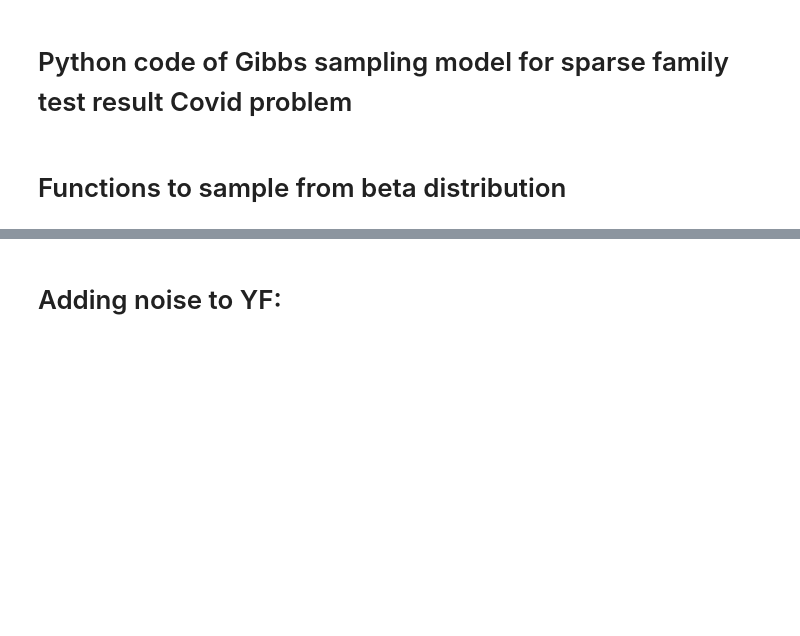
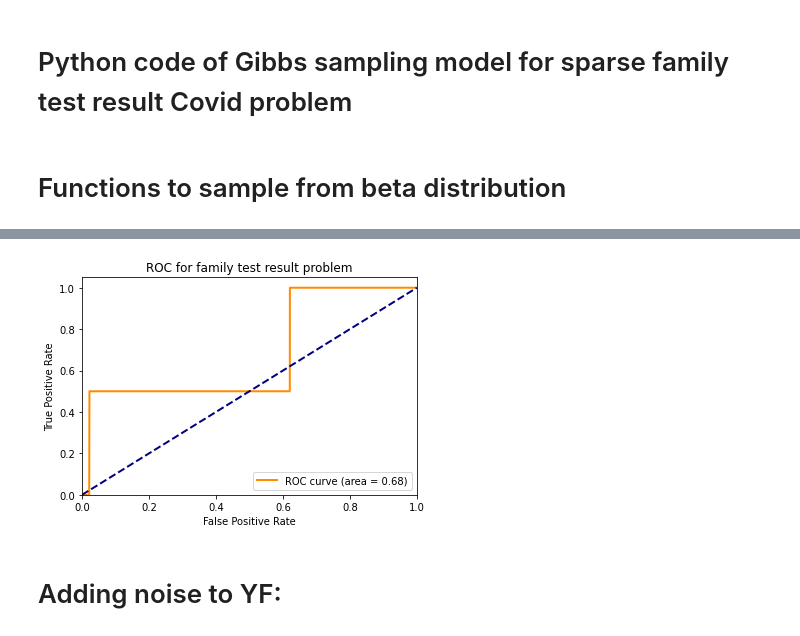
Before and after one commit to zhrprjct/zahra, a Jupyter notebook: Gibbs_Covid_Project_For_Family_Test_Results_and_MissingData_1.ipynb, the cells around one changed output, grey strips where cells are left out. Drawn from its saved outputs; the diff is of its cells as text; code cells hidden in the pictures; blank space fills up the shorter version.

```diff
--- a/Gibbs_Covid_Project_For_Family_Test_Results_and_MissingData_1.ipynb
+++ b/Gibbs_Covid_Project_For_Family_Test_Results_and_MissingData_1.ipynb
@@ -513,54 +625,33 @@ trained_params=Train[0]
 %store trained_params
 # %%
 Test=Gibbs_test(trained_params,T,n,G,F,Y,K,J)
-# %%
-plt.figure()
-lw = 2
-for j in range(J):
-    y_score=np.hstack(Test[1][j])
-    y_test=np.hstack(X)
-    fpr, tpr, thresholds = roc_curve(y_test, y_score,pos_label=1)
-    roc_auc = auc(fpr, tpr)
-    plt.plot(
-        fpr,
-        tpr,
-        color="darkorange",
-        lw=lw,
-        label="ROC curve (area = %0.2f)" % roc_auc,
-    )
-    plt.plot([0, 1], [0, 1], color="navy", lw=lw, linestyle="--")
-    plt.xlim([0.0, 1.0])
-    plt.ylim([0.0, 1.05])
-    plt.xlabel("False Positive Rate")
-    plt.ylabel("True Positive Rate")
-    plt.title("ROC for family test result problem")
-    plt.legend(loc="lower right")
-    plt.show()
 # %%
 print("alpha,beta,betaf,gama,t0,t1,n,T,K,J,U",Train[0],n,T,K,J,U)
 # %%
 plt.figure()
 lw = 2
 for j in range(J):
-    y_score=np.hstack(Train[2][j])
-    y_test=np.hstack(X)
+    #y_score=np.hstack(Train[2][j])
+    #y_test=np.hstack(X)
     fpr, tpr, thresholds = roc_curve(y_test, y_score,pos_label=1)
     roc_auc = auc(fpr, tpr)
     plt.plot(
         fpr,
         tpr,
         color="darkorange",
         lw=lw,
         label="ROC curve (area = %0.2f)" % roc_auc,
     )
     plt.plot([0, 1], [0, 1], color="navy", lw=lw, linestyle="--")
     plt.xlim([0.0, 1.0])
     plt.ylim([0.0, 1.05])
     plt.xlabel("False Positive Rate")
     plt.ylabel("True Positive Rate")
     plt.title("ROC for family test result problem")
     plt.legend(loc="lower right")
     plt.show()
+# %% [output]
+[figure, added]
 # %%
 def show_TPR_by_time(X_true,X_score,T):
     TP,FN,TPR=np.zeros((T)),np.zeros((T)),np.zeros((T))
```
Also changed, not shown: parts of 34 cells of this notebook, 12 other files.
